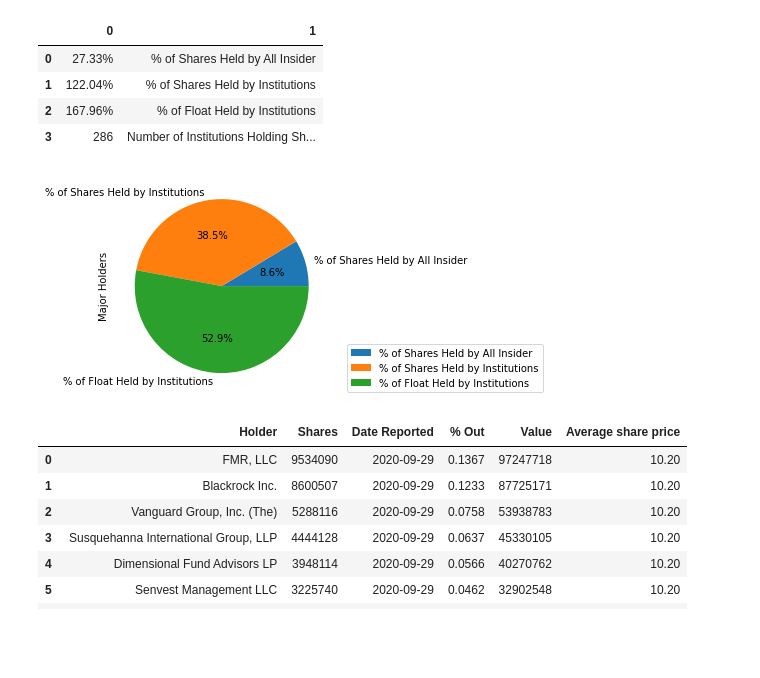
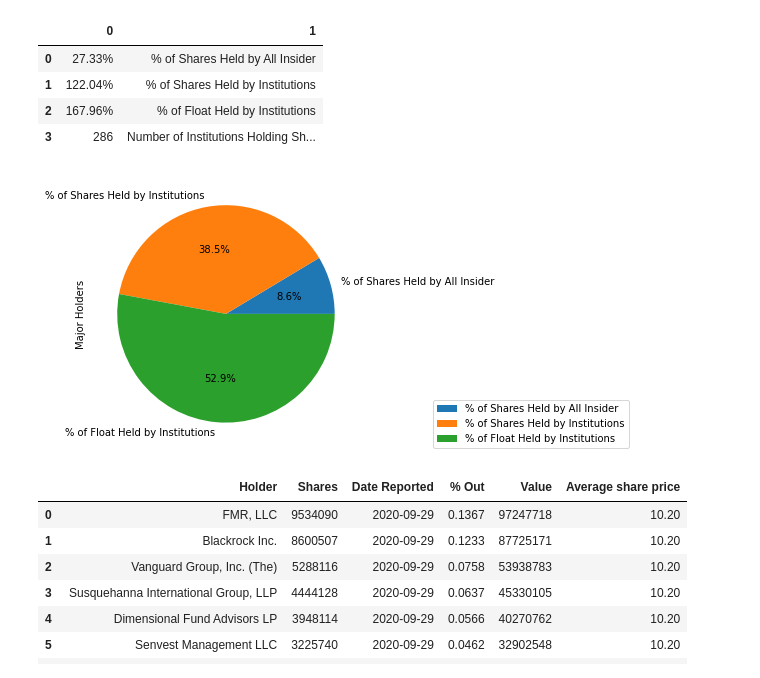
Before and after one commit to The-Short-Squeeze/GameStop-Data, a Jupyter notebook: gme-yfinance.ipynb, the cells around one changed output. Saved outputs shown, nothing was run; the diff lists cells and outputs as text; code cells hidden in the pictures; blank space fills up the shorter version.

Commit message:
add finalized file and graphs

```diff
--- a/gme-yfinance.ipynb
+++ b/gme-yfinance.ipynb
@@ -164,17 +166,17 @@ major_holder_df
 # %%
 # Formatting
 majorclean_df = major_holder_df.drop(3,axis=0)
 majorclean_df = majorclean_df.rename(columns={0:'Major Holders'},index={0:majorclean_df[1][0],1:majorclean_df[1][1],2:majorclean_df[1][2]})
 majorclean_df = majorclean_df.drop(1,axis=1)
 
 # Drop % symbol but keep the rest of the str, then change dtype to float for plotting
 majorclean_df['Major Holders'] = majorclean_df['Major Holders'].str.replace(r'%$','').astype('float')
 
 # Pie plot (manually placing the legend)
-majorclean_df.plot.pie(y='Major Holders',autopct='%1.1f%%').legend(loc='lower right',bbox_to_anchor=(2.0, -0.01))
+majorclean_df.plot.pie(y='Major Holders',autopct='%1.1f%%',figsize=(15,5)).legend(loc='lower right',bbox_to_anchor=(2.0, -0.01))
 plt.show()
 # %% [output]
-[figure, old version]
+[figure, new version]
 # %%
 # Get institutions
 institutions = gme.institutional_holders
```
Also changed, not shown: parts of 35 cells of this notebook, 6 other files.
